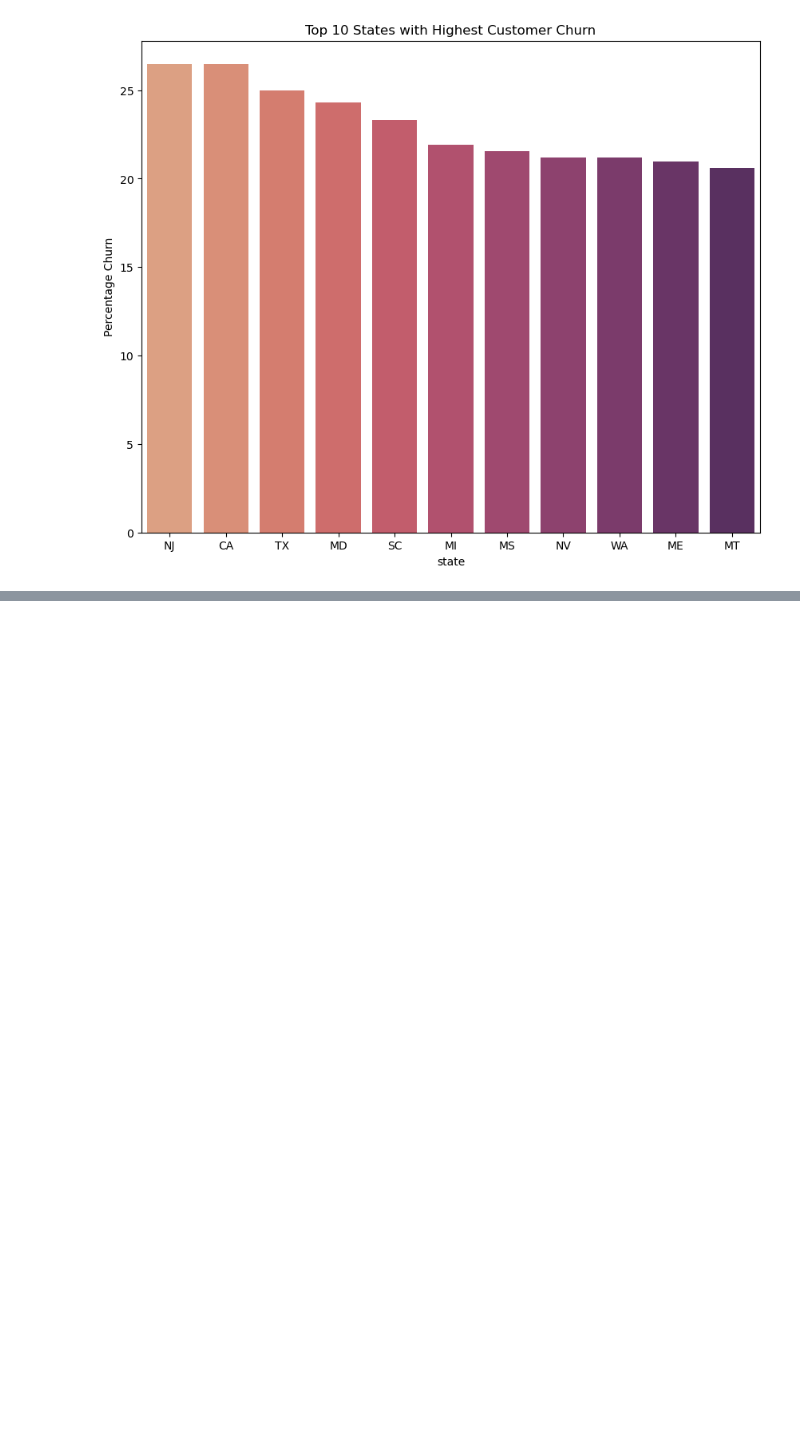
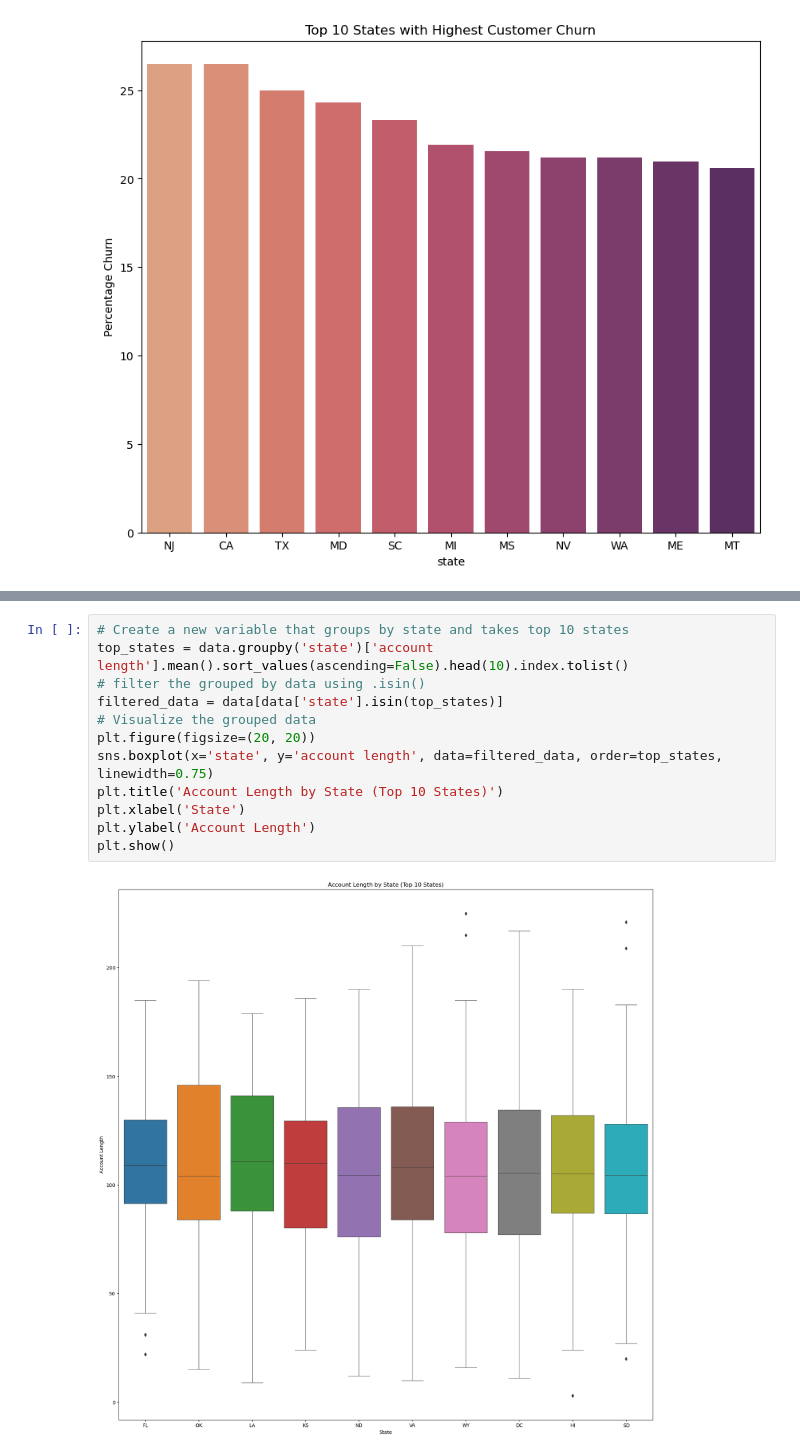
Before and after one commit to georgembugua00/syriatel_customer_churn_project, a Jupyter notebook: notebook.ipynb, the cells around one changed output, grey strips where cells are left out. Cells and saved outputs as stored; diff of their text form; blank space fills up the shorter version.

```diff
--- a/notebook.ipynb
+++ b/notebook.ipynb
@@ -356,0 +359,14 @@ plt.show()
+# %%
+# Create a new variable that groups by state and takes top 10 states
+top_states = data.groupby('state')['account length'].mean().sort_values(ascending=False).head(10).index.tolist()
+# filter the grouped by data using .isin()
+filtered_data = data[data['state'].isin(top_states)]
+# Visualize the grouped data
+plt.figure(figsize=(20, 20))
+sns.boxplot(x='state', y='account length', data=filtered_data, order=top_states, linewidth=0.75)
+plt.title('Account Length by State (Top 10 States)')
+plt.xlabel('State')
+plt.ylabel('Account Length')
+plt.show()
+# %% [output]
+[figure, added]
```
Also changed, not shown: parts of 3 cells of this notebook.
